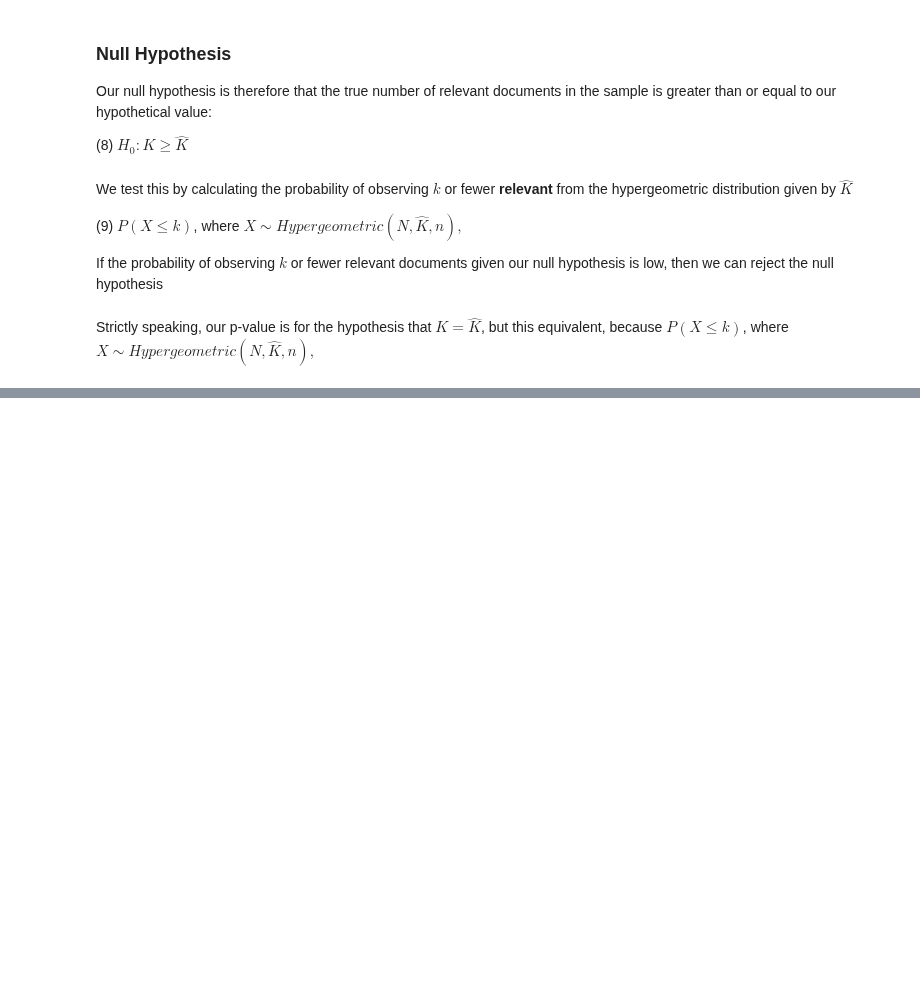
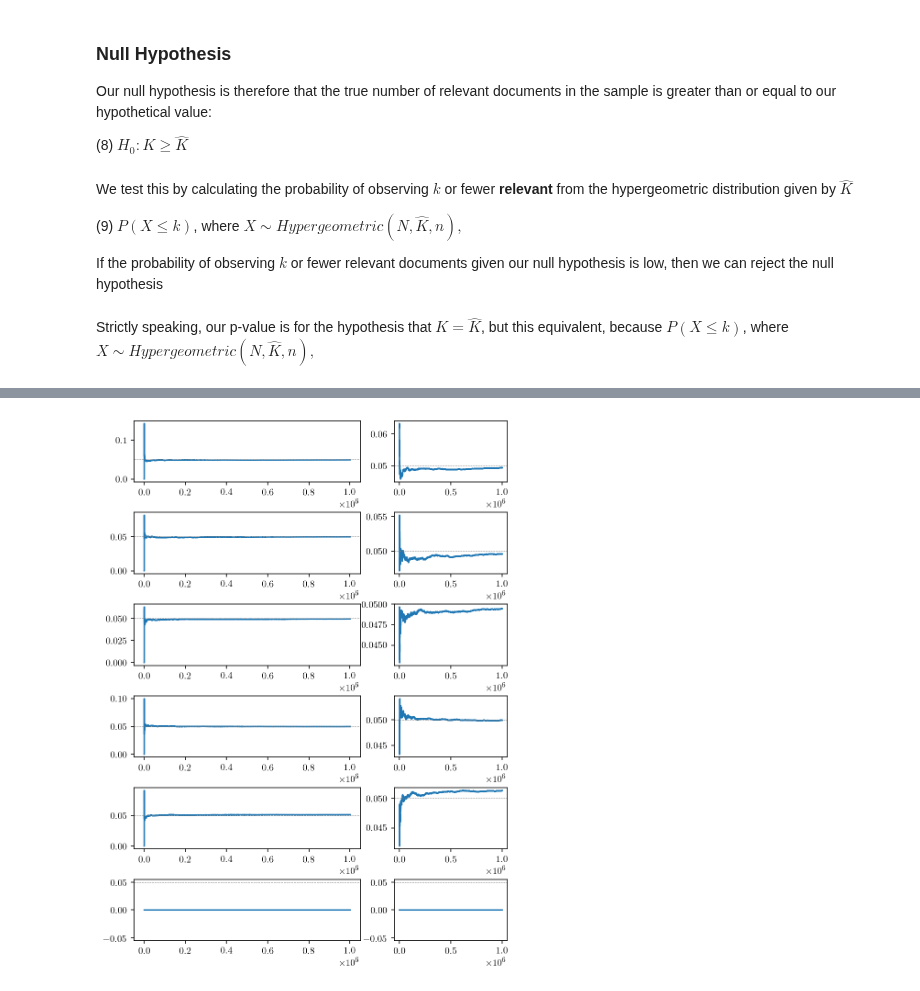
Before and after one commit to mcallaghan/rapid-screening, a Jupyter notebook: analysis/hyper_criteria_theory.ipynb, the cells around one changed output, grey strips where cells are left out. Saved outputs shown, nothing was run; the diff lists cells and outputs as text; code cells hidden in the pictures; blank space fills up the shorter version.

```diff
--- a/analysis/hyper_criteria_theory.ipynb
+++ b/analysis/hyper_criteria_theory.ipynb
@@ -234,8 +234,8 @@ def draw_sample(x,sample,r_ML,tau_target=0.95):
 
 y, tau, H0_rejection, target_achievement = draw_sample(0,sample,r_ML)
 # %%
-# We can run 10 thousand random sample simulations, to see if our null hypothesis is rejected the right amount
-iterations = 10000
+# We can run 1000 random sample simulations, to see if our null hypothesis is rejected the right amount
+iterations = 1000
 pool = multiprocessing.Pool(6) # (in parallel)
 y, tau, h, t = zip(*pool.map(partial(draw_sample, sample=sample,r_ML=r_ML),range(iterations)))
 pool.terminate()
@@ -374,0 +291,12 @@ H0_rejection_taus = tau_range[-2]
+# %%
+import os
+
+results_df = pd.DataFrame()
+for fname in os.listdir("../results/"):
+    if "hyper" in fname:
+        it = int(fname.split("_")[2].split(".")[0])
+        if it>249:
+            continue
+        results_df = results_df.append(pd.read_csv(f'../results/{fname}'))
+print(results_df.shape)
+results_df.head()
@@ -374,0 +313,30 @@ H0_rejection_taus = tau_range[-2]
+# %%
+fig = plt.figure(dpi=150,figsize=(7,10))
+
+sub_results = results_df[results_df['sample_size']==25000]
+
+gs = gridspec.GridSpec(sub_results.starting_recall.unique().shape[0],2,width_ratios=[2,1], hspace=0.5)
+
+ax0 = None
+
+for i, (starting_recall, group) in enumerate(sub_results.groupby('starting_recall')):
+    h = np.array(group.H0_rejection_tau)
+
+    if ax0 is None:
+        ax0 = plt.subplot(gs[i,0])
+    else:
+        ax0 = plt.subplot(gs[i,0], sharex=ax0)
+
+    iterations = np.arange(1,group.shape[0]+1)
+    failures = np.where(h<0.95,1,0).cumsum()
+
+    ax0.plot(failures/iterations)
+    ax0.axhline(0.05, lw=0.5, color="grey", ls="--" )
+
+    ax1 = plt.subplot(gs[i,1])
+    #ax1.plot(failures/iterations)
+    #ax1.set_xlim(xmin=1000)
+    ax1.plot(iterations[1000:],failures[1000:]/iterations[1000:])
+    ax1.axhline(0.05, lw=0.5, color="grey", ls="--" )
+# %% [output]
+[figure, added]
```
Also changed, not shown: parts of 20 cells of this notebook, 13 other files.
